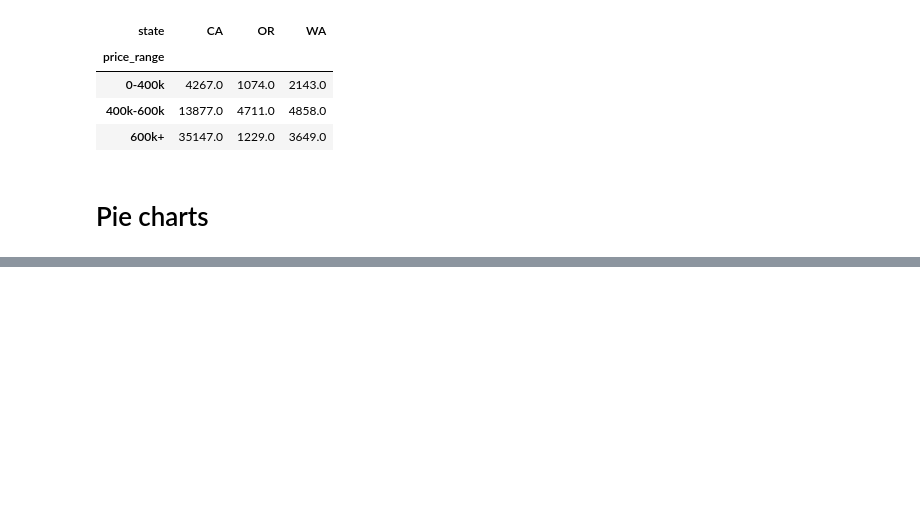
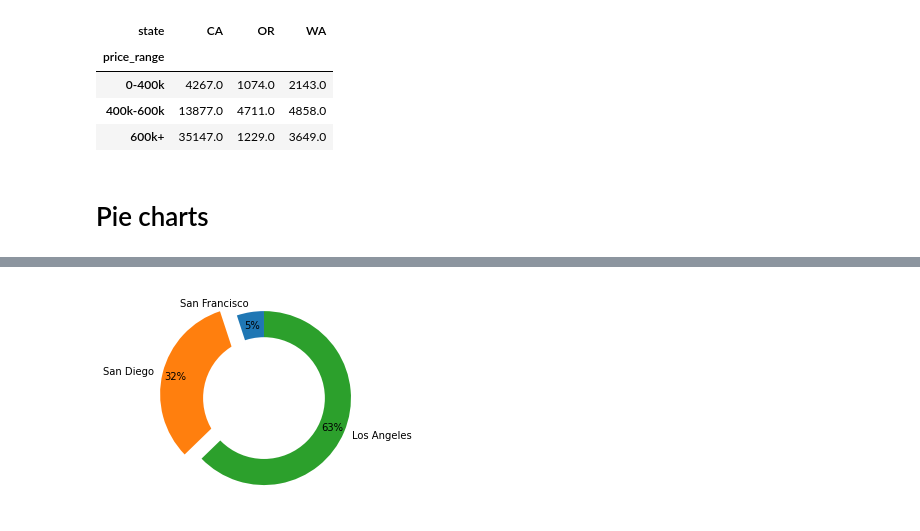
Before and after one commit to naruhikohama/dataviz-python, a Jupyter notebook: bar_charts_demo.ipynb, the cells around one changed output, grey strips where cells are left out. Saved outputs shown, nothing was run; the diff lists cells and outputs as text; code cells hidden in the pictures; blank space fills up the shorter version.

```diff
--- a/bar_charts_demo.ipynb
+++ b/bar_charts_demo.ipynb
@@ -243,0 +275,18 @@ Text(0.5, 1.0, 'Share of home sales select CA market')
+# %%
+fig, ax = plt.subplots()
+
+ax.pie(x = sales_total['total_homes_sold'][::-1],
+       startangle=90,
+       labels = ['San Francisco', 'San Diego', 'Los Angeles'],
+       autopct="%.0f%%",
+       explode=(0, 0.2, 0),
+       pctdistance=0.85)
+
+hole = plt.Circle((0, 0), 0.7, fc = 'white')
+fig = plt.gcf()
+
+fig.gca().add_artist(hole)
+
+plt.show()
+# %% [output]
+[figure, added]
```
Also changed, not shown: parts of 5 cells of this notebook.
